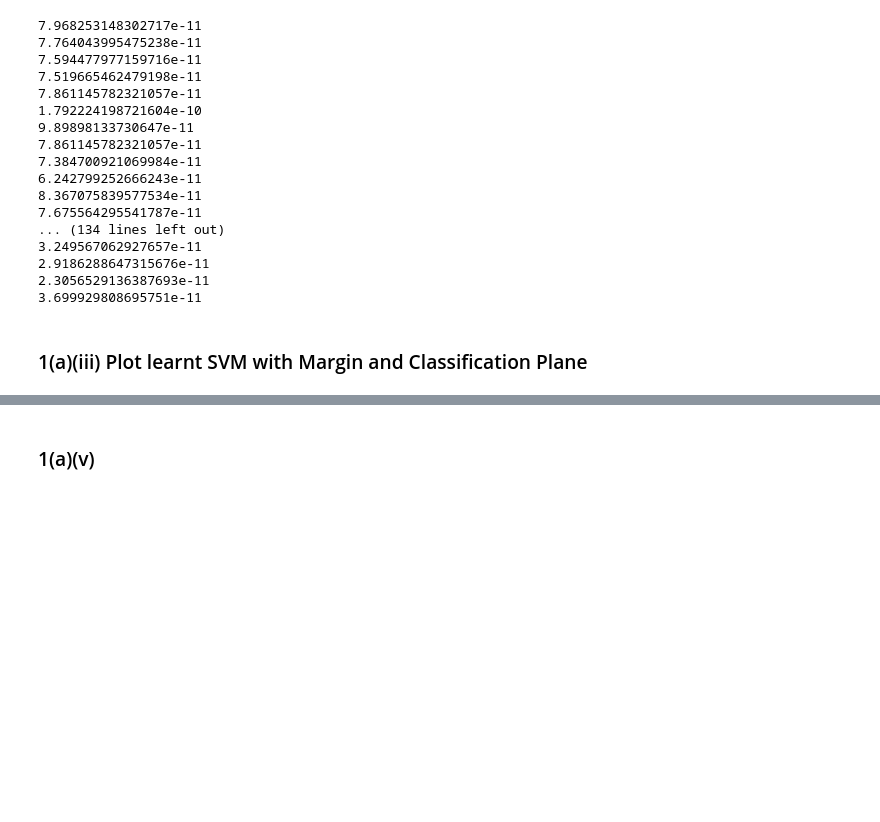
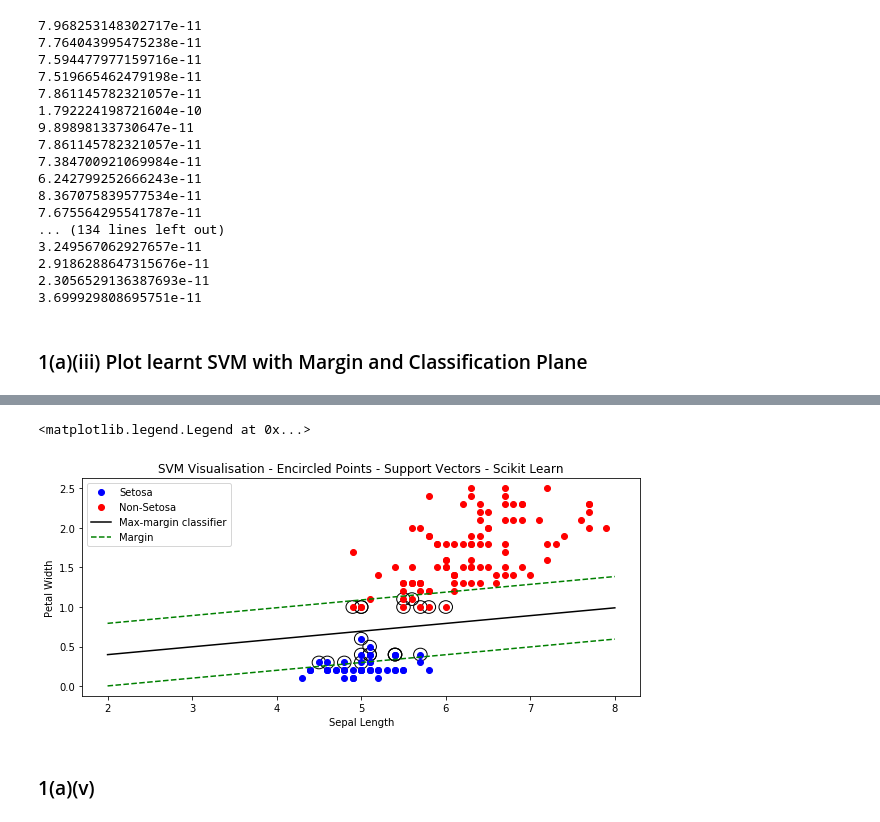
Before and after one commit to sdeepaknarayanan/Machine-Learning, a Jupyter notebook: Assignment 7/HW7_Q1_16110142.ipynb, the cells around one changed output, grey strips where cells are left out. Drawn from its saved outputs; the diff is of its cells as text; code cells hidden in the pictures; blank space fills up the shorter version.

```diff
--- a/Assignment 7/HW7_Q1_16110142.ipynb
+++ b/Assignment 7/HW7_Q1_16110142.ipynb
@@ -112,3 +112,34 @@ svc.coef0,svc.coef_
+# %%
+positive_class = []
+negative_class = []
+for i in range(len(X)):
+    if (X[i].dot(svc.coef_[0])+svc.intercept_[0])<=1 and (X[i].dot(svc.coef_[0])+svc.intercept_[0])>=0:
+        positive_class.append(X[i])
+    if (X[i].dot(svc.coef_[0])+svc.intercept_[0])<=-0.00005 and (X[i].dot(svc.coef_[0])+svc.intercept_[0])>=-1.00005:
+        negative_class.append(X[i])
+
+plt.figure(figsize=(10,4))
+ax=plt.gca()
+for i in range(len(positive_class)):
+    ax.add_artist(plt.Circle((positive_class[i][0],positive_class[i][1]),0.08,fill=False))
+for i in range(len(negative_class)):
+    ax.add_artist(plt.Circle((negative_class[i][0],negative_class[i][1]),0.08,fill=False))
+
+plt.plot(X[:,0][:50],X[:,1][:50],"bo",label='Setosa')
+plt.plot(X[:,0][50:],X[:,1][50:],"ro",label='Non-Setosa')
+plt.plot([i for i in range(2,9)],[line(svc.coef_[0],i,svc.intercept_[0]) for i in range(2,9)],c='black',label='Max-margin classifier')
+plt.plot([i for i in range(2,9)],[_class_(svc.coef_[0],i,1,svc.intercept_[0]) for i in range(2,9)],c='green',label='Margin',ls='--')
+plt.plot([i for i in range(2,9)],[_class_(svc.coef_[0],i,-1,svc.intercept_[0]) for i in range(2,9)],c='green',ls='--')
+
+plt.xlabel('Sepal Length',fontsize=10)
+plt.ylabel('Petal Width')
+plt.title('SVM Visualisation - Encircled Points - Support Vectors - Scikit Learn')
+# ax.set_xlim((0,10))
+# ax.set_ylim((0,10))
+plt.legend()
+# %% [output]
+<matplotlib.legend.Legend at 0x...>
+[figure, added]
 # %% [markdown]
 ### 1(a)(v)
 # %%
```
Also changed, not shown: parts of 18 cells of this notebook.
